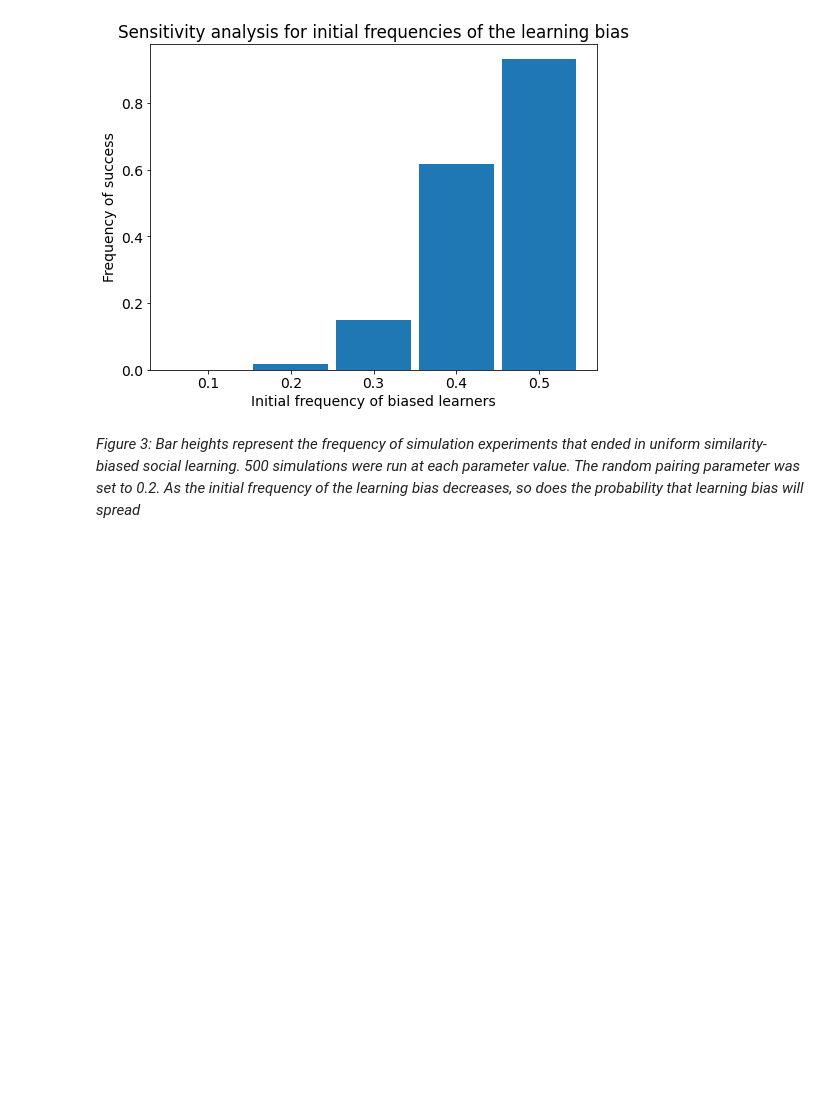
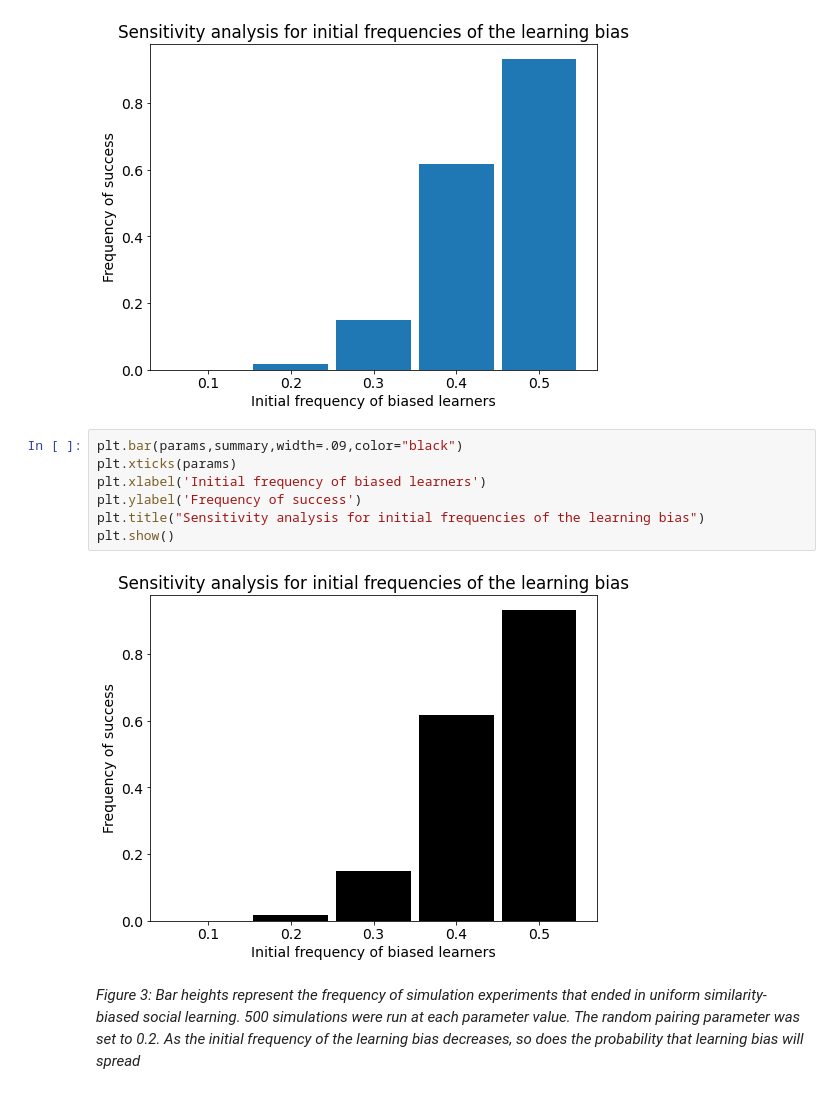
Before and after one commit to daniel-saunders-phil/dowry-game, a Jupyter notebook: Reproducible_data_analysis_similiarity_bias.ipynb, the cells around one changed output. Saved outputs shown, nothing was run; the diff lists cells and outputs as text; blank space fills up the shorter version.

```diff
--- a/Reproducible_data_analysis_similiarity_bias.ipynb
+++ b/Reproducible_data_analysis_similiarity_bias.ipynb
@@ -185,6 +215,15 @@ plt.title("Sensitivity analysis for initial frequencies of the learning bias")
 plt.show()
 # %% [output]
 [figure]
+# %%
+plt.bar(params,summary,width=.09,color="black")
+plt.xticks(params)
+plt.xlabel('Initial frequency of biased learners')
+plt.ylabel('Frequency of success')
+plt.title("Sensitivity analysis for initial frequencies of the learning bias")
+plt.show()
+# %% [output]
+[figure, added]
 # %% [markdown]
 *Figure 3: Bar heights represent the frequency of simulation experiments that
 ended in uniform similarity-biased social learning. 500 simulations were run
```
Also changed, not shown: parts of 7 cells of this notebook.
